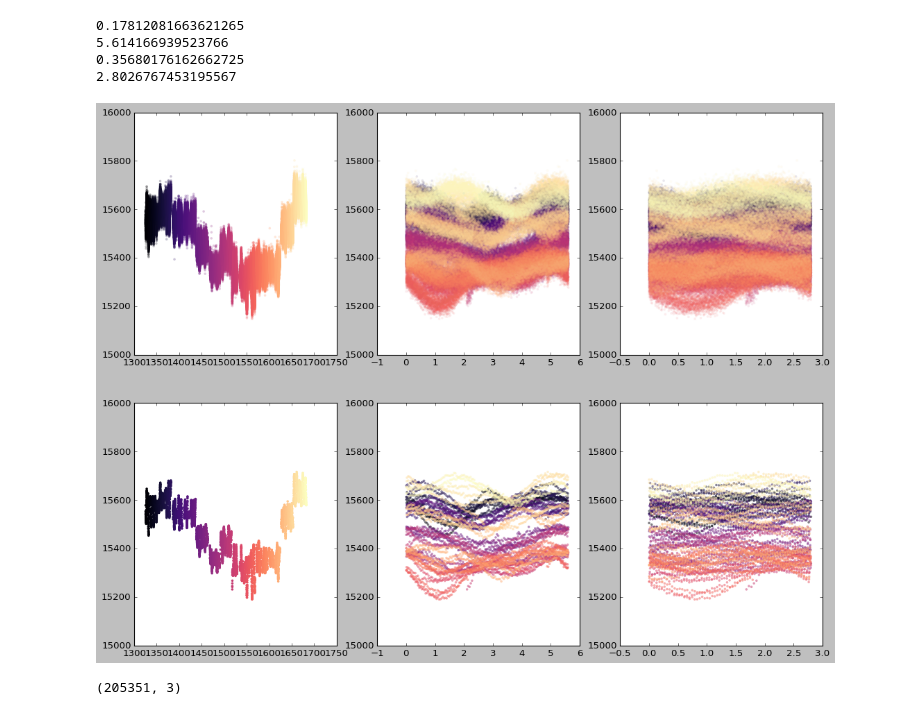
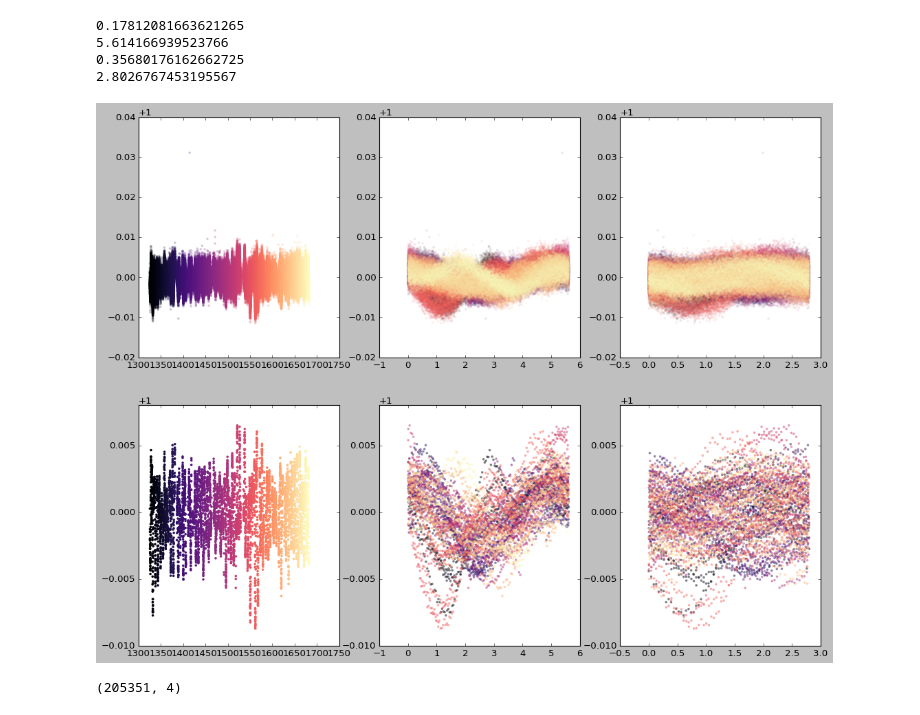
Before and after one commit to esandford/starspot_chaos, a Jupyter notebook: realistic_synthetic_data/TESS_style_F8.ipynb, the cells around one changed output. Drawn from its saved outputs; the diff is of its cells as text; code cells hidden in the pictures.

Commit message:
normalized kepler and tess LCs, remade gaussian time series

```diff
--- a/realistic_synthetic_data/TESS_style_F8.ipynb
+++ b/realistic_synthetic_data/TESS_style_F8.ipynb
@@ -221,24 +221,28 @@ print(type(lcs[0]))
 alltime = []
 allflux = []
 allfluxerr = []
+allsectors = []
 
 cdpp1est = []
 
-for lc in lcs:
+for idx,lc in enumerate(lcs):
     lc.plot()
     alltime = alltime + list(lc.time.value) #BTJD = BJD - 2457000.0
     allflux = allflux + list(lc.flux.value) #electrons/sec
     allfluxerr = allfluxerr + list(lc.flux_err.value) #electrons/sec
+    allsectors = allsectors + list((idx+1)*np.ones_like(lc.time.value))
     cdpp1est.append(lc.estimate_cdpp(transit_duration=30).value) #transit duration in units of 2-minute cadence
 
 alltime = np.array(alltime)
 allflux = np.array(allflux)
 allfluxerr = np.array(allfluxerr)
+allsectors = np.array(allsectors)
 
 nonans = ~np.isnan(alltime) & ~np.isnan(allflux) & ~np.isnan(allfluxerr)
 alltime = alltime[nonans]
 allflux = allflux[nonans]
 allfluxerr = allfluxerr[nonans]
+allsectors = allsectors[nonans]
 
 cdpp1est = np.array(cdpp1est)
 print(cdpp1est)
@@ -322,32 +326,42 @@ print(test_per_half)
 5.614166939523766
 0.35680176162662725
 2.8026767453195567
+# %%
+# Stitch sectors together and normalize by median of each sector
+for q in range(1,14):
+    thisQ_mask = (allsectors == q)
+
+    #normalize each q by median value
+    thisQ_fluxmed = np.median(allflux[thisQ_mask])
+
+    allflux[thisQ_mask] = allflux[thisQ_mask]/thisQ_fluxmed
+    allfluxerr[thisQ_mask] = allfluxerr[thisQ_mask]/thisQ_fluxmed
 # %%
 #phase fold the LC
 fig, axes = plt.subplots(2,3,figsize=(16,12))
 axes[0,0].scatter(alltime, allflux,c=alltime,s=10,cmap='magma',marker='o',edgecolor='None',linestyle='None',alpha=0.25)
 axes[0,1].scatter(alltime%test_per, allflux,c=alltime,s=10,cmap='magma',marker='o',edgecolor='None',linestyle='None',alpha=0.1)
 axes[0,2].scatter(alltime%test_per_half, allflux,c=alltime,s=10,cmap='magma',marker='o',edgecolor='None',linestyle='None',alpha=0.1)
 
 binned_flux, binned_t, binnumber = binned_statistic(alltime,allflux,statistic="median",bins=len(alltime)/25)
 binned_t = (binned_t[1:] + binned_t[0:-1])/2.
 
 axes[1,0].scatter(binned_t, binned_flux,c=binned_t,s=10,cmap='magma',marker='o',edgecolor='None',linestyle='None',alpha=1)
 axes[1,1].scatter(binned_t%test_per, binned_flux,c=binned_t,s=10,cmap='magma',marker='o',edgecolor='None',linestyle='None',alpha=0.5)
 axes[1,2].scatter(binned_t%test_per_half, binned_flux,c=binned_t,s=10,cmap='magma',marker='o',edgecolor='None',linestyle='None',alpha=0.5)
 
 
-for ax in np.ravel(axes):
-    ax.set_ylim(15000,16000)
+#for ax in np.ravel(axes):
+#    ax.set_ylim(15000,16000)
 plt.show()
 
 #not great!! this one does evolve, unlike the SPECULOOS M-dwarf
 # %% [output]
-[figure, old version]
+[figure, new version]
 # %%
-tosave = np.vstack((alltime.T + 2457000., allflux.T, allfluxerr.T)).T
+tosave = np.vstack((alltime.T + 2457000., allflux.T, allfluxerr.T, allsectors.T)).T
 print(np.shape(tosave))
 # %% [output]
-(205351, 3)
+(205351, 4)
 # %%
 # save data to file
```
Also changed, not shown: parts of 1 cell of this notebook, 10 other files.
